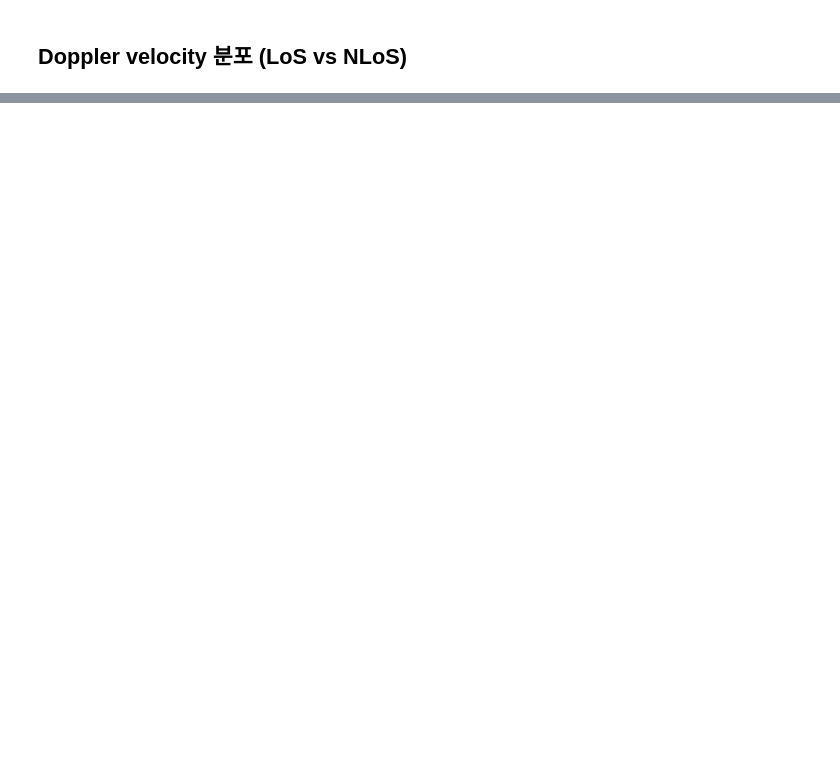
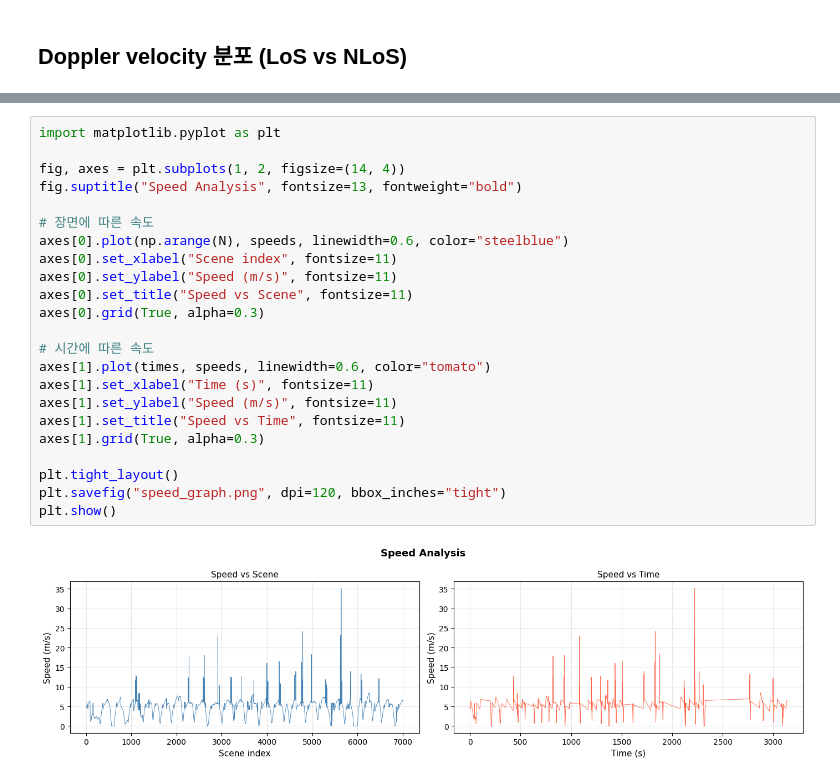
Before and after one commit to yuknow01/Deepverse, a Jupyter notebook: channel_mat.ipynb, the cells around one changed output, grey strips where cells are left out. Saved outputs shown, nothing was run; the diff lists cells and outputs as text; blank space fills up the shorter version.

```diff
--- a/channel_mat.ipynb
+++ b/channel_mat.ipynb
@@ -207,0 +762,25 @@ print(f"NLoS Doppler vel : {dop[~los].mean():.4f} m/s (mean)")
+# %%
+import matplotlib.pyplot as plt
+
+fig, axes = plt.subplots(1, 2, figsize=(14, 4))
+fig.suptitle("Speed Analysis", fontsize=13, fontweight="bold")
+
+# 장면에 따른 속도
+axes[0].plot(np.arange(N), speeds, linewidth=0.6, color="steelblue")
+axes[0].set_xlabel("Scene index", fontsize=11)
+axes[0].set_ylabel("Speed (m/s)", fontsize=11)
+axes[0].set_title("Speed vs Scene", fontsize=11)
+axes[0].grid(True, alpha=0.3)
+
+# 시간에 따른 속도
+axes[1].plot(times, speeds, linewidth=0.6, color="tomato")
+axes[1].set_xlabel("Time (s)", fontsize=11)
+axes[1].set_ylabel("Speed (m/s)", fontsize=11)
+axes[1].set_title("Speed vs Time", fontsize=11)
+axes[1].grid(True, alpha=0.3)
+
+plt.tight_layout()
+plt.savefig("speed_graph.png", dpi=120, bbox_inches="tight")
+plt.show()
+# %% [output]
+[figure, added]
```
Also changed, not shown: parts of 20 cells of this notebook, 11 other files.
